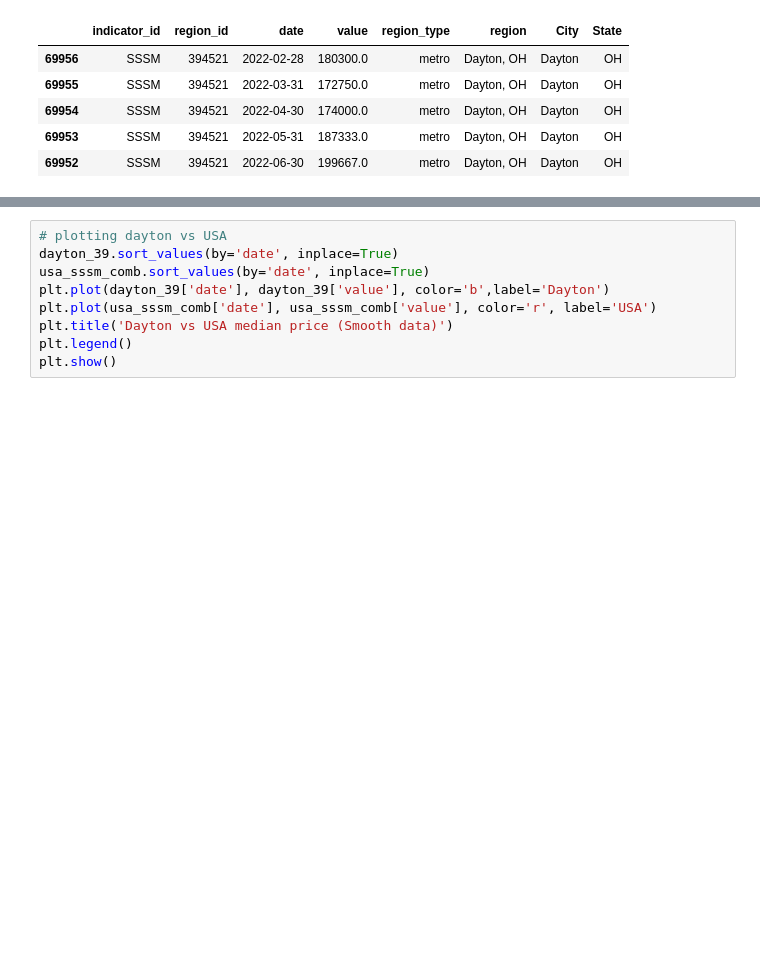
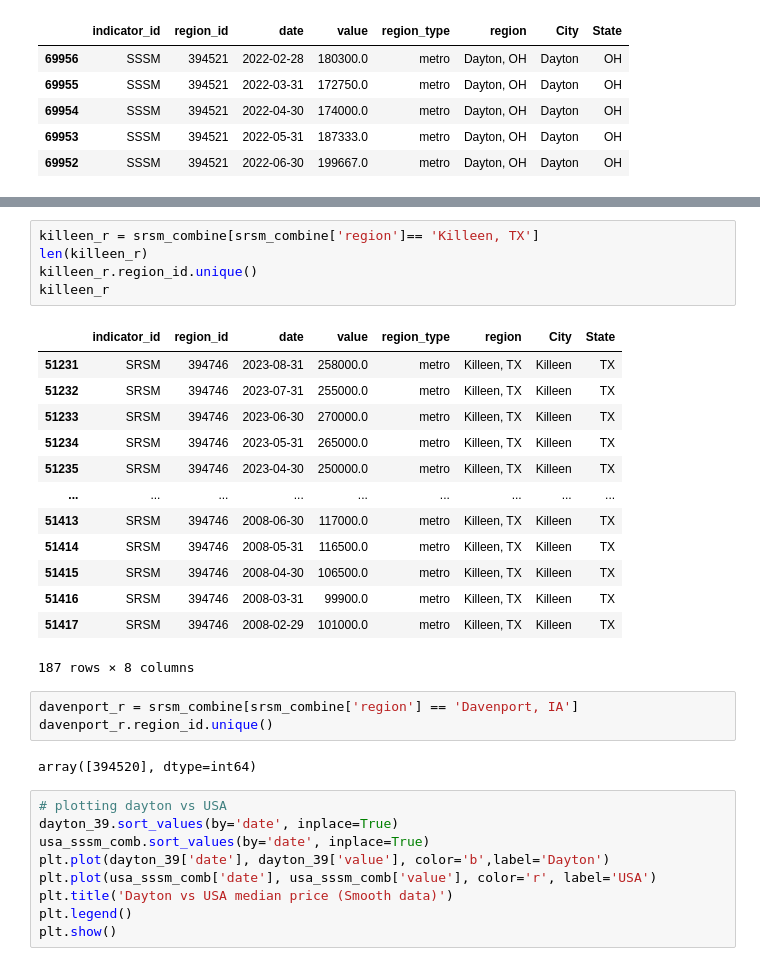
Before and after one commit to wdeen/project-real-estate-analysis, a Jupyter notebook: analysis_jun.ipynb, the cells around one changed output, grey strips where cells are left out. Drawn from its saved outputs; the diff is of its cells as text; blank space fills up the shorter version.

```diff
--- a/analysis_jun.ipynb
+++ b/analysis_jun.ipynb
@@ -803,3 +813,27 @@ dayton_39r.sort_values(by='date').tail()
+# %%
+killeen_r = srsm_combine[srsm_combine['region']== 'Killeen, TX']
+len(killeen_r)
+killeen_r.region_id.unique()
+killeen_r
+# %% [output]
+|  | indicator_id | region_id | date | value | region_type | region | City | State |
+| 51231 | SRSM | 394746 | 2023-08-31 | 258000.0 | metro | Killeen, TX | Killeen | TX |
+| 51232 | SRSM | 394746 | 2023-07-31 | 255000.0 | metro | Killeen, TX | Killeen | TX |
+| 51233 | SRSM | 394746 | 2023-06-30 | 270000.0 | metro | Killeen, TX | Killeen | TX |
+| 51234 | SRSM | 394746 | 2023-05-31 | 265000.0 | metro | Killeen, TX | Killeen | TX |
+| 51235 | SRSM | 394746 | 2023-04-30 | 250000.0 | metro | Killeen, TX | Killeen | TX |
+| ... | ... | ... | ... | ... | ... | ... | ... | ... |
+| 51413 | SRSM | 394746 | 2008-06-30 | 117000.0 | metro | Killeen, TX | Killeen | TX |
+| 51414 | SRSM | 394746 | 2008-05-31 | 116500.0 | metro | Killeen, TX | Killeen | TX |
+| 51415 | SRSM | 394746 | 2008-04-30 | 106500.0 | metro | Killeen, TX | Killeen | TX |
+| 51416 | SRSM | 394746 | 2008-03-31 | 99900.0 | metro | Killeen, TX | Killeen | TX |
+| 51417 | SRSM | 394746 | 2008-02-29 | 101000.0 | metro | Killeen, TX | Killeen | TX |
+187 rows × 8 columns
+# %%
+davenport_r = srsm_combine[srsm_combine['region'] == 'Davenport, IA']
+davenport_r.region_id.unique()
+# %% [output]
+array([394520], dtype=int64)
 # %%
 # plotting dayton vs USA
 dayton_39.sort_values(by='date', inplace=True)
```
Also changed, not shown: parts of 78 cells of this notebook, 1 other file.
